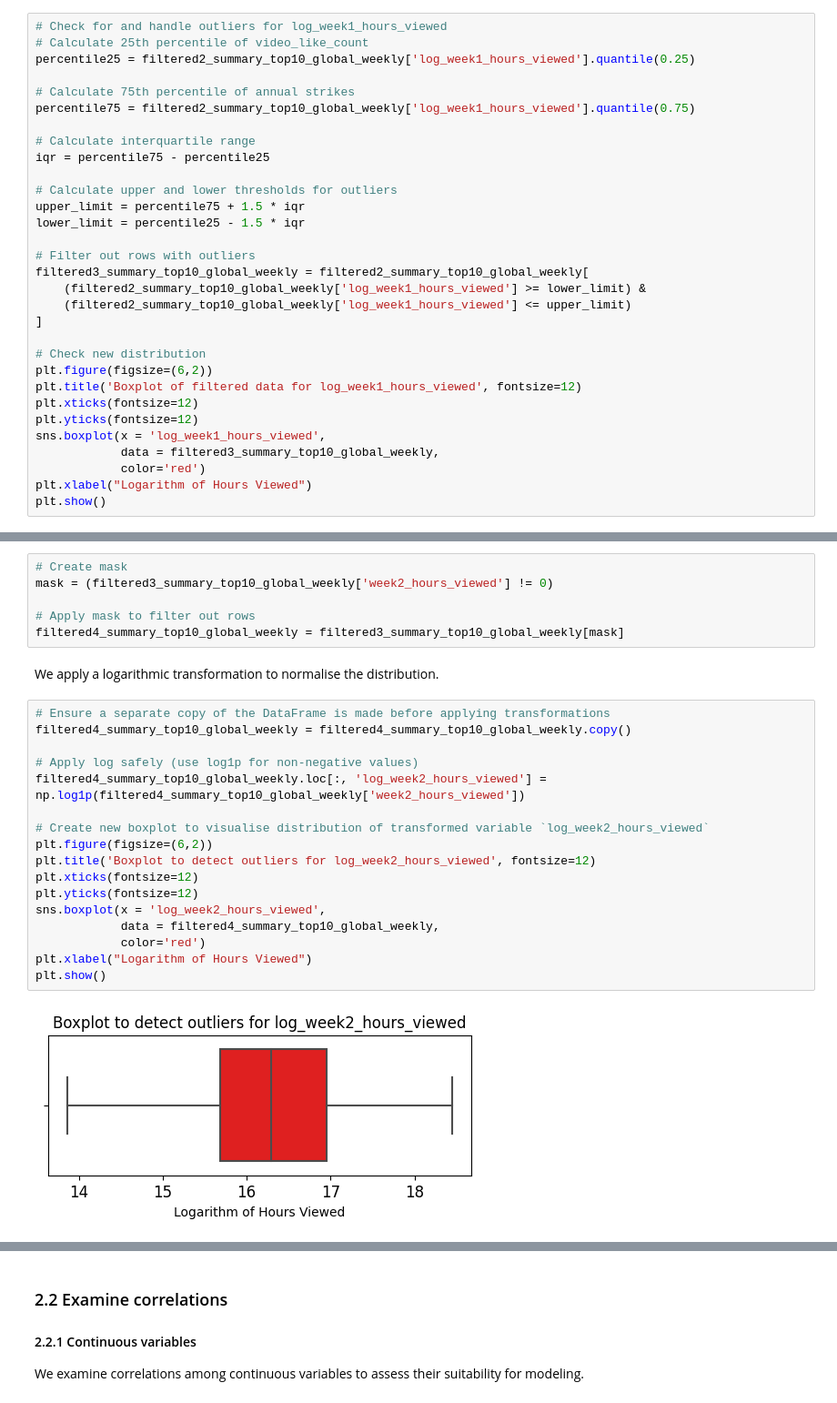
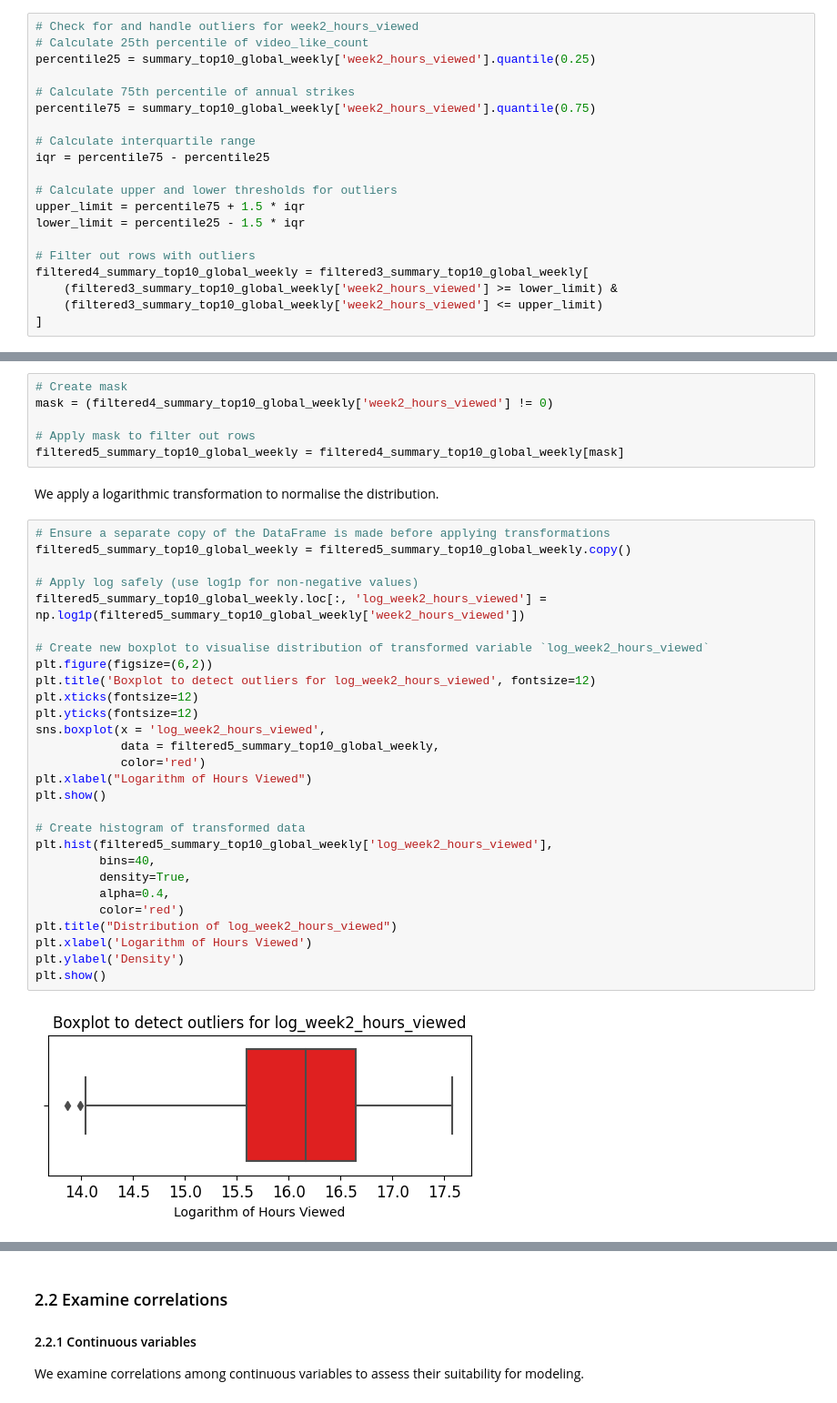
Before and after one commit to dpb24/netflix-global-top-10-performance-predictor-lr, a Jupyter notebook: netflix-global-top-10-performance-predictor.ipynb, the cells around one changed output, grey strips where cells are left out. Shown at 91% size. Saved outputs shown, nothing was run; the diff lists cells and outputs as text.

```diff
--- a/netflix-global-top-10-performance-predictor.ipynb
+++ b/netflix-global-top-10-performance-predictor.ipynb
@@ -568,12 +630,12 @@ plt.show()
 # %% [markdown]
 We remove rows where values fall outside the interquartile range (IQR).
 # %%
-# Check for and handle outliers for log_week1_hours_viewed
+# Check for and handle outliers for week2_hours_viewed
 # Calculate 25th percentile of video_like_count
-percentile25 = filtered2_summary_top10_global_weekly['log_week1_hours_viewed'].quantile(0.25)
+percentile25 = summary_top10_global_weekly['week2_hours_viewed'].quantile(0.25)
 
 # Calculate 75th percentile of annual strikes
-percentile75 = filtered2_summary_top10_global_weekly['log_week1_hours_viewed'].quantile(0.75)
+percentile75 = summary_top10_global_weekly['week2_hours_viewed'].quantile(0.75)
 
 # Calculate interquartile range
 iqr = percentile75 - percentile25
@@ -583,18 +645,7 @@ upper_limit = percentile75 + 1.5 * iqr
 lower_limit = percentile25 - 1.5 * iqr
 
 # Filter out rows with outliers
-filtered3_summary_top10_global_weekly = filtered2_summary_top10_global_weekly[
-    (filtered2_summary_top10_global_weekly['log_week1_hours_viewed'] >= lower_limit) &
-    (filtered2_summary_top10_global_weekly['log_week1_hours_viewed'] <= upper_limit)
+filtered4_summary_top10_global_weekly = filtered3_summary_top10_global_weekly[
+    (filtered3_summary_top10_global_weekly['week2_hours_viewed'] >= lower_limit) &
+    (filtered3_summary_top10_global_weekly['week2_hours_viewed'] <= upper_limit)
 ]
-
-# Check new distribution
-plt.figure(figsize=(6,2))
-plt.title('Boxplot of filtered data for log_week1_hours_viewed', fontsize=12)
-plt.xticks(fontsize=12)
-plt.yticks(fontsize=12)
-sns.boxplot(x = 'log_week1_hours_viewed',
-            data = filtered3_summary_top10_global_weekly,
-            color='red')
-plt.xlabel("Logarithm of Hours Viewed")
-plt.show()
@@ -648,27 +654,38 @@ We remove rows where **week2_hours_viewed** is 0.
 # %%
 # Create mask
-mask = (filtered3_summary_top10_global_weekly['week2_hours_viewed'] != 0)
+mask = (filtered4_summary_top10_global_weekly['week2_hours_viewed'] != 0)
 
 # Apply mask to filter out rows
-filtered4_summary_top10_global_weekly = filtered3_summary_top10_global_weekly[mask]
+filtered5_summary_top10_global_weekly = filtered4_summary_top10_global_weekly[mask]
 # %% [markdown]
 We apply a logarithmic transformation to normalise the distribution.
 # %%
 # Ensure a separate copy of the DataFrame is made before applying transformations
-filtered4_summary_top10_global_weekly = filtered4_summary_top10_global_weekly.copy()
+filtered5_summary_top10_global_weekly = filtered5_summary_top10_global_weekly.copy()
 
 # Apply log safely (use log1p for non-negative values)
-filtered4_summary_top10_global_weekly.loc[:, 'log_week2_hours_viewed'] = np.log1p(filtered4_summary_top10_global_weekly['week2_hours_viewed'])
+filtered5_summary_top10_global_weekly.loc[:, 'log_week2_hours_viewed'] = np.log1p(filtered5_summary_top10_global_weekly['week2_hours_viewed'])
 
 # Create new boxplot to visualise distribution of transformed variable `log_week2_hours_viewed`
 plt.figure(figsize=(6,2))
 plt.title('Boxplot to detect outliers for log_week2_hours_viewed', fontsize=12)
 plt.xticks(fontsize=12)
 plt.yticks(fontsize=12)
 sns.boxplot(x = 'log_week2_hours_viewed',
-            data = filtered4_summary_top10_global_weekly,
+            data = filtered5_summary_top10_global_weekly,
             color='red')
 plt.xlabel("Logarithm of Hours Viewed")
 plt.show()
+
+# Create histogram of transformed data
+plt.hist(filtered5_summary_top10_global_weekly['log_week2_hours_viewed'],
+         bins=40,
+         density=True,
+         alpha=0.4,
+         color='red')
+plt.title("Distribution of log_week2_hours_viewed")
+plt.xlabel('Logarithm of Hours Viewed')
+plt.ylabel('Density')
+plt.show()
 # %% [output]
-[figure, old version]
+[figure, new version]
```
Also changed, not shown: parts of 57 cells of this notebook.
